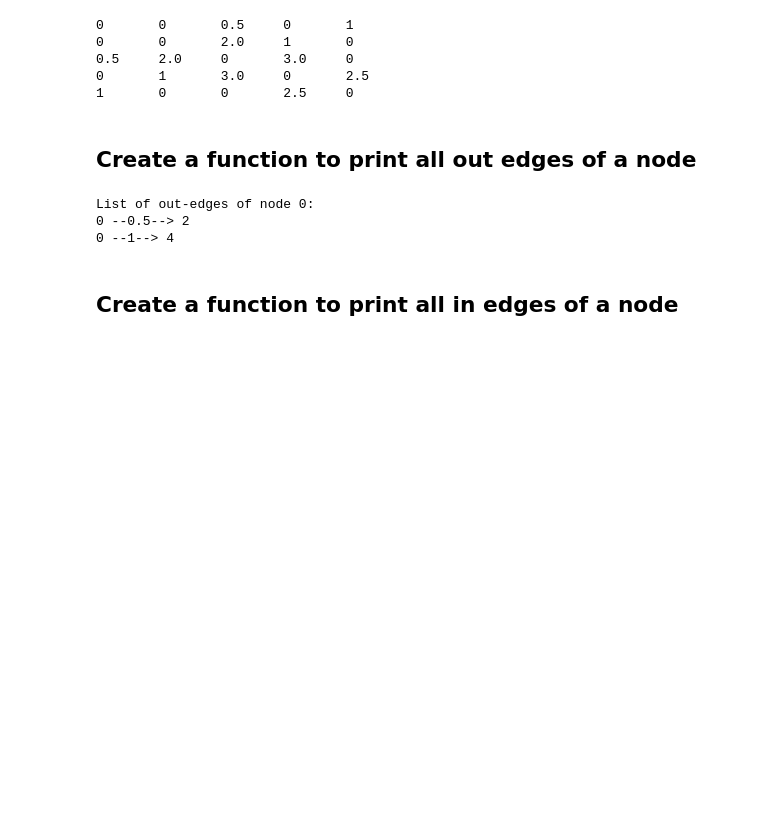
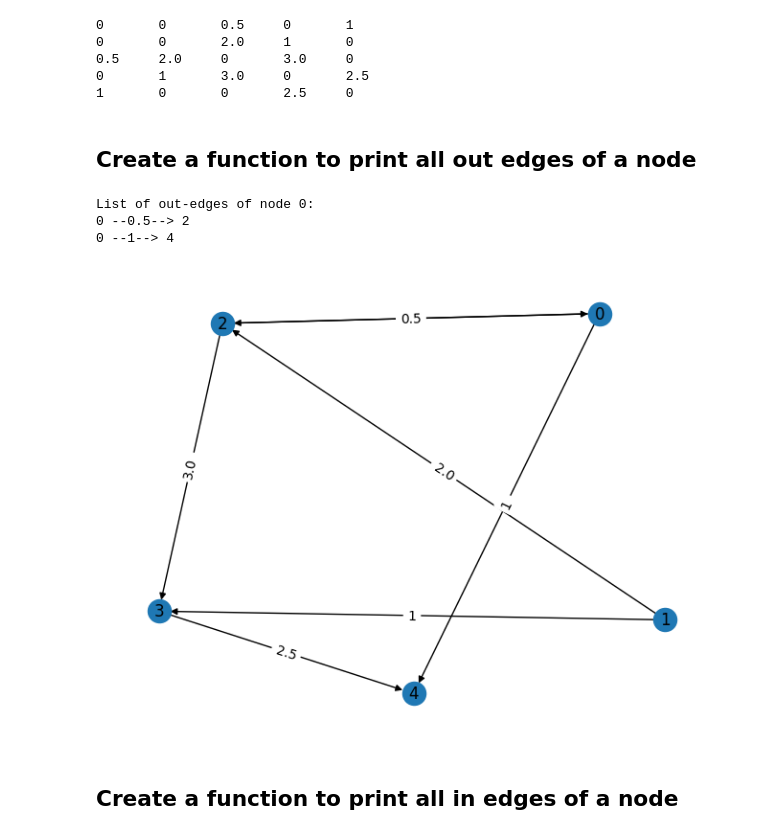
Before and after one commit to NSLab-CUK/Graph-Mining-Spring-2023, a Jupyter notebook: W2/Practice_2.ipynb, the cells around one changed output. Saved outputs shown, nothing was run; the diff lists cells and outputs as text; code cells hidden in the pictures; blank space fills up the shorter version.

```diff
--- a/W2/Practice_2.ipynb
+++ b/W2/Practice_2.ipynb
@@ -122,24 +180,27 @@ def print_out_edges(self, v):
 setattr(Graph, "print_out_edges", print_out_edges)
 # %%
 def main():
-    g = Graph(5)
+    g = Graph(5, directed=True)
     g.add_edge(0, 2, 0.5)
     g.add_edge(0, 4)
     g.add_edge(1, 2, 2.0)
     g.add_edge(1, 3)
     g.add_edge(2, 0, 0.5)
     g.add_edge(2, 3, 3.0)
     g.add_edge(3, 4, 2.5)
 
     g.print_out_edges(0)
 
+    show_graph(g.adjMatrix, directed=True)
+
 
 if __name__ == '__main__':
     main()
 # %% [output]
 List of out-edges of node 0:
 0 --0.5--> 2
 0 --1--> 4
+[figure, added]
 # %% [markdown]
 ## Create a function to print all in edges of a node
 # %%
```
Also changed, not shown: parts of 17 cells of this notebook.
